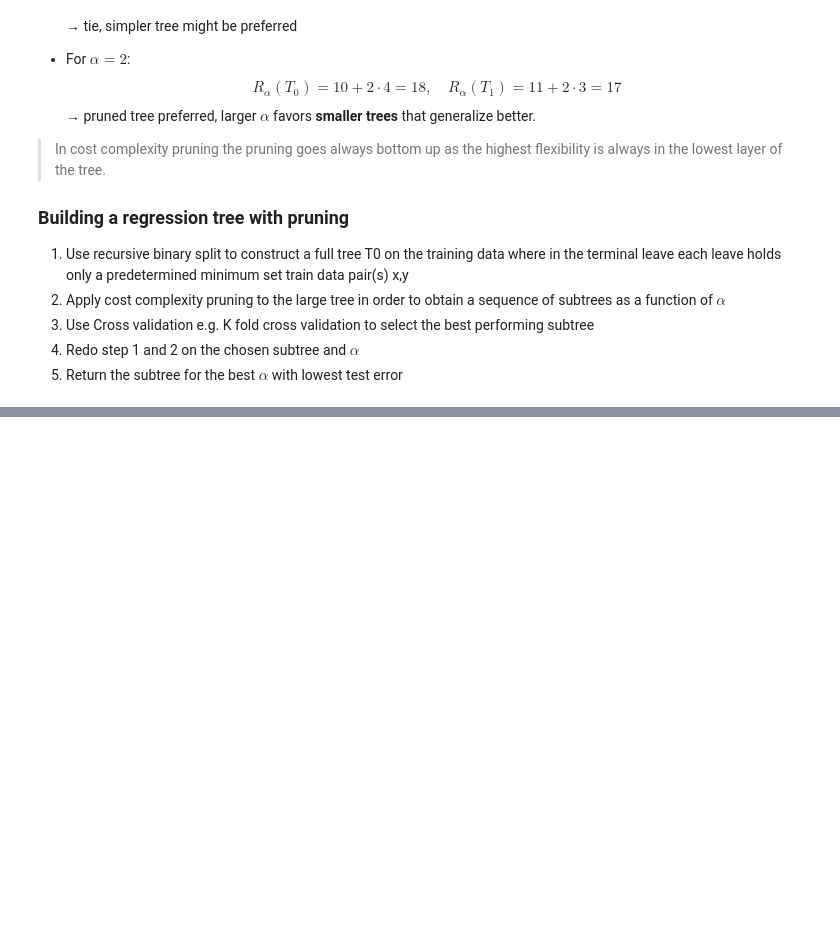
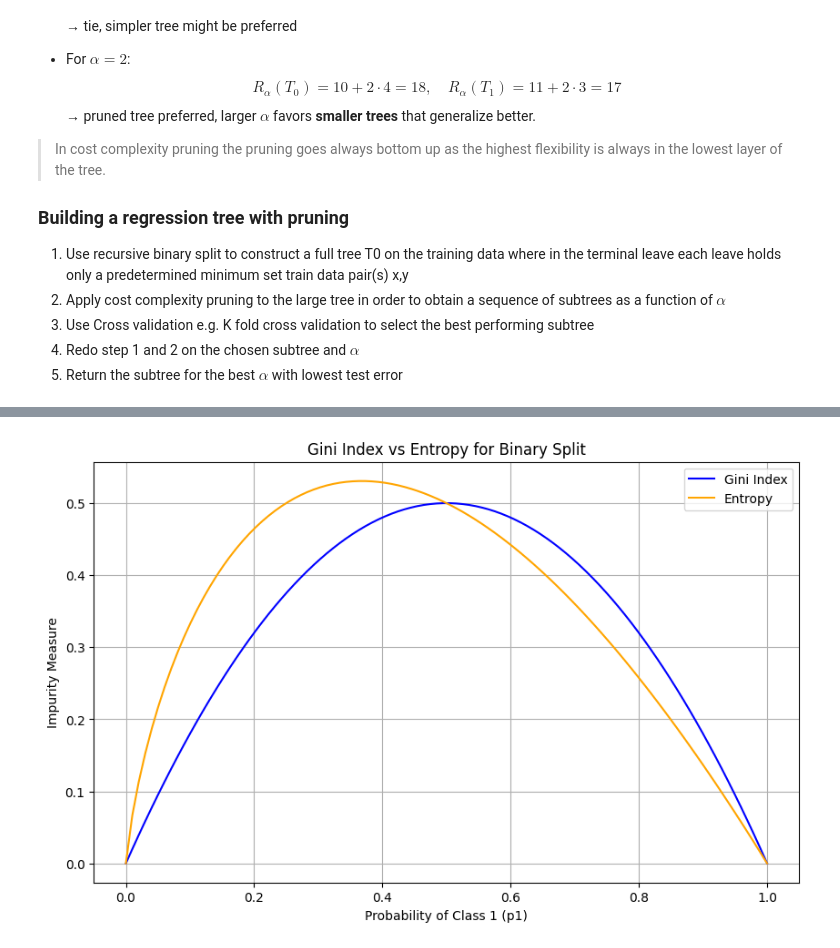
Before and after one commit to JohannesMeyersGit/DS_Notebooks, a Jupyter notebook: Introduction_Statistical_Learning/8_Tree_based_methods.ipynb, the cells around one changed output, grey strips where cells are left out. Saved outputs shown, nothing was run; the diff lists cells and outputs as text; code cells hidden in the pictures; blank space fills up the shorter version.

```diff
--- a/Introduction_Statistical_Learning/8_Tree_based_methods.ipynb
+++ b/Introduction_Statistical_Learning/8_Tree_based_methods.ipynb
@@ -825,0 +1011,25 @@ plt.show()
+# %%
+## Plotting the gini index and entropy for a single binary split
+
+import numpy as np
+import matplotlib.pyplot as plt
+# Define probabilities for class 1
+p1 = np.linspace(0, 1, 100)
+
+# Gini index
+gini =  2 * p1 * (1 - p1)
+# Entropy
+D = - p1 * np.log2(p1 + 1e-10) #- (1 - p1) * np.log2(1 - p1 + 1e-10)
+
+# Plotting
+plt.figure(figsize=(10, 6))
+plt.plot(p1, gini, label='Gini Index', color='blue')
+plt.plot(p1, D, label='Entropy', color='orange')
+plt.xlabel('Probability of Class 1 (p1)')
+plt.ylabel('Impurity Measure')
+plt.title('Gini Index vs Entropy for Binary Split')
+plt.legend()
+plt.grid()
+plt.show()
+# %% [output]
+[figure, added]
```
Also changed, not shown: parts of 14 cells of this notebook, 2 other files.
